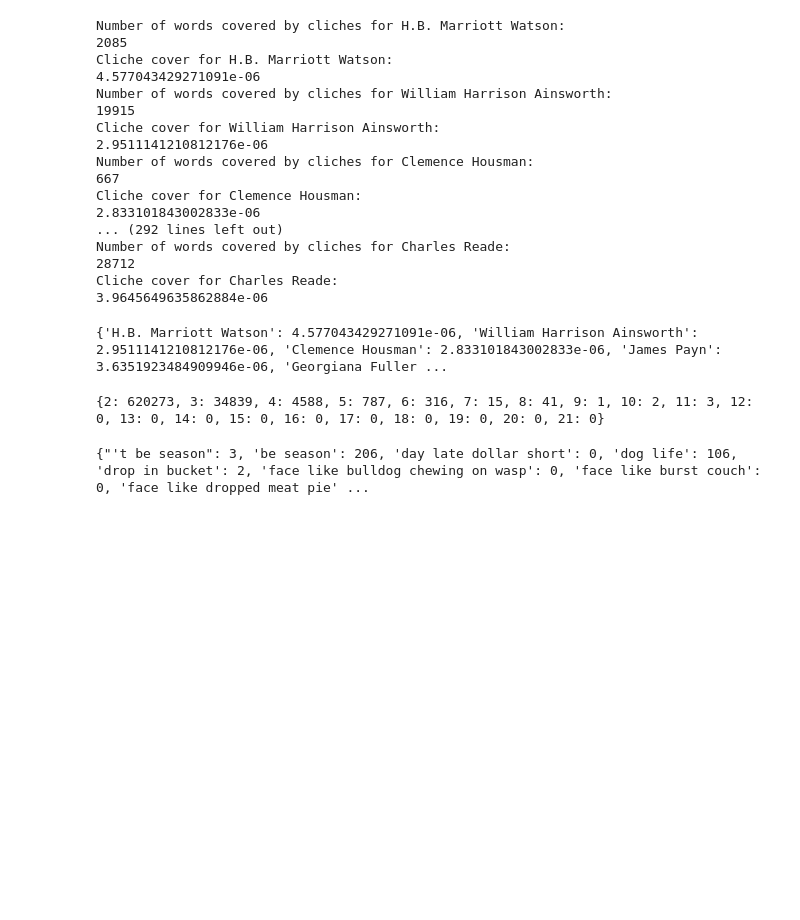
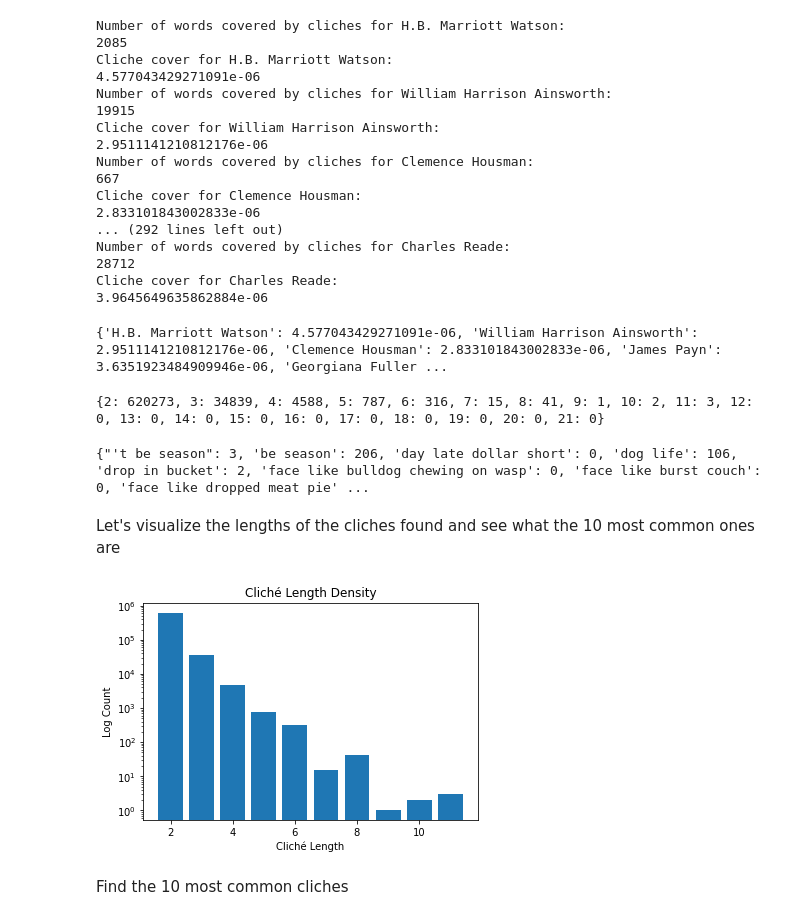
Before and after one commit to jenniferouyang/Cliches-and-19th-Century-English-Novelists, a Jupyter notebook: cliche_counts_collection.ipynb, the cells around one changed output. Saved outputs shown, nothing was run; the diff lists cells and outputs as text; code cells hidden in the pictures; blank space fills up the shorter version.

```diff
--- a/cliche_counts_collection.ipynb
+++ b/cliche_counts_collection.ipynb
@@ -253,3 +253,5 @@ print(average_cliche_lengths)
 print(most_common_cliches)
 # %% [output]
 {"'t be season": 3, 'be season': 206, 'day late dollar short': 0, 'dog life': 106, 'drop in bucket': 2, 'face like bulldog chewing on wasp': 0, 'face like burst couch': 0, 'face like dropped meat pie' ...
+# %% [markdown]
+Let's visualize the lengths of the cliches found and see what the 10 most common ones are
@@ -255,0 +260,2 @@ print(most_common_cliches)
+# %%
+average_cliche_lengths = {2: 620273, 3: 34839, 4: 4588, 5: 787, 6: 316, 7: 15, 8: 41, 9: 1, 10: 2, 11: 3}
@@ -255,0 +264,16 @@ print(most_common_cliches)
+# %%
+# Create a bar chart
+plt.bar(list(average_cliche_lengths.keys()), list(average_cliche_lengths.values()))
+plt.yscale('log')
+
+# Set axis labels and title
+plt.xlabel('Cliché Length')
+plt.ylabel('Log Count')
+plt.title('Cliché Length Density')
+
+# Display the plot
+plt.show()
+# %% [output]
+[figure, added]
+# %% [markdown]
+Find the 10 most common cliches
```
Also changed, not shown: parts of 3 cells of this notebook.
